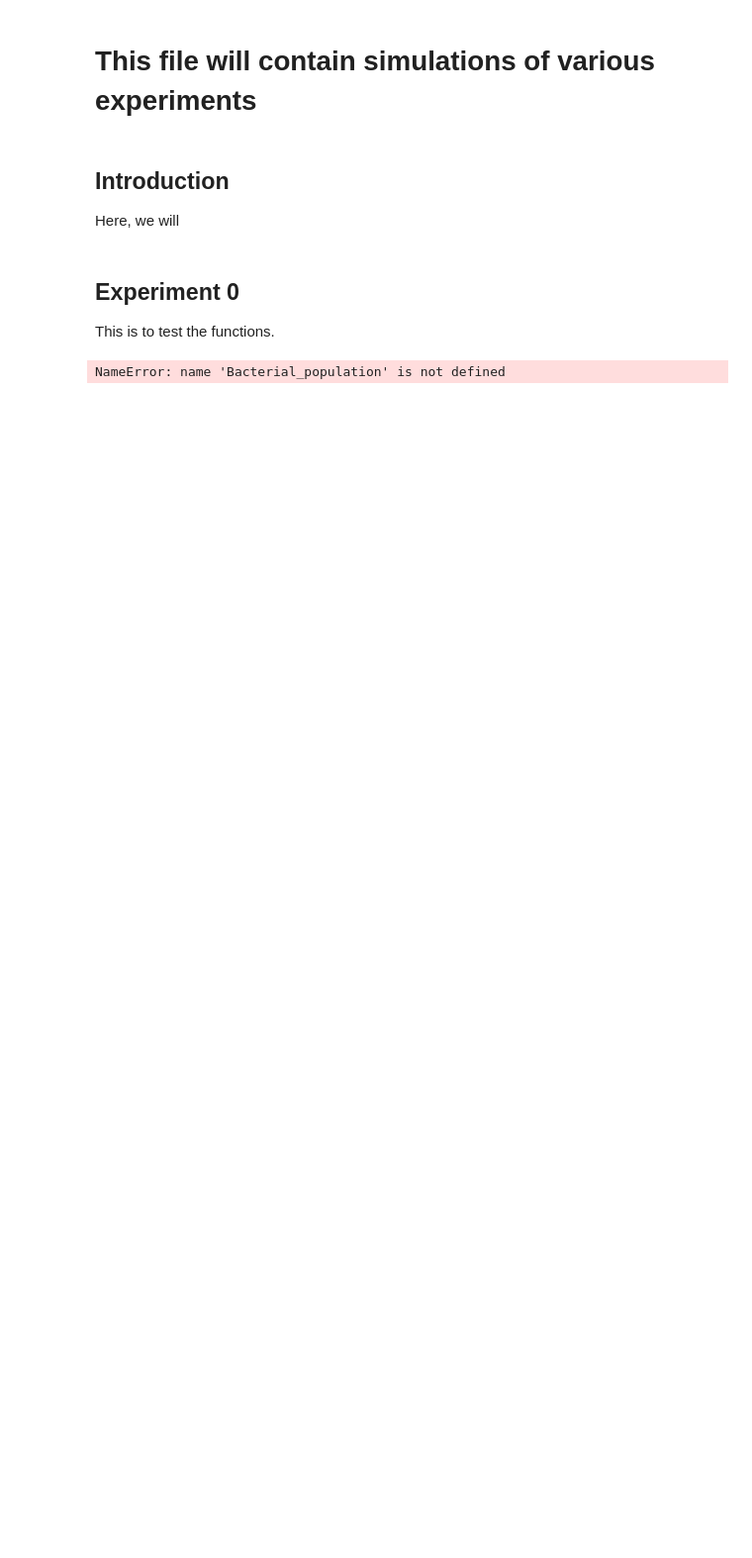
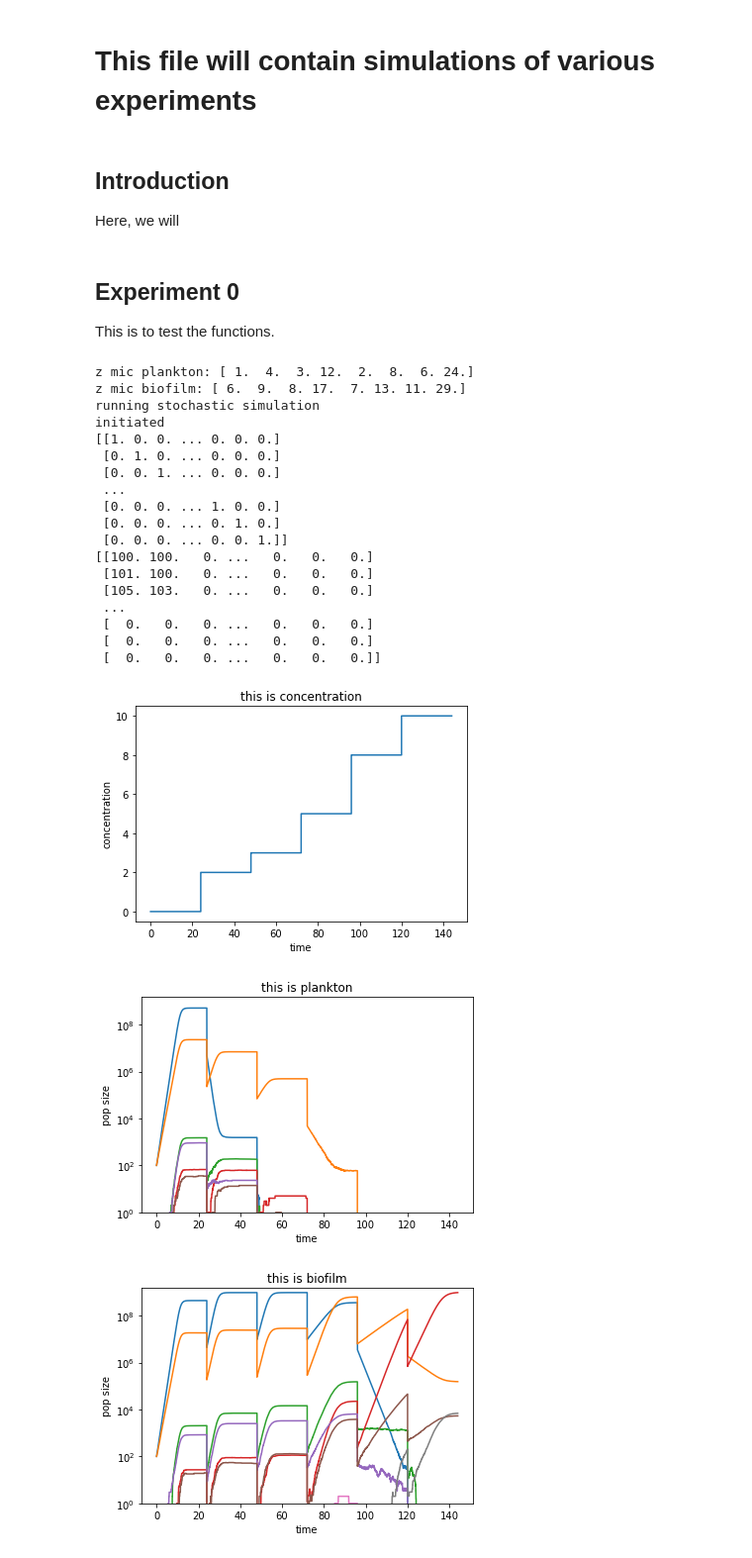
Before and after one commit to Trubenova/BiofilmRecalcitrance, a Jupyter notebook: Biofilm_experiments.ipynb, the cells around one changed output. Shown at 99% size. Cells and saved outputs as stored; diff of their text form; code cells hidden in the pictures; blank space fills up the shorter version.

Commit message:
biofilm experiments updated

```diff
--- a/Biofilm_experiments.ipynb
+++ b/Biofilm_experiments.ipynb
@@ -58,40 +59,60 @@ def run_experiment_0(name='experiment'):
     init_pop=np.zeros(2**loci)
     init_pop[0]=100  #
     init_pop[1]=100  #
-    my_pla_population=Bacterial_population(init_pop,loci=loci,psi_max_s=psi_max_s, psi_min=psi_min, gamma=gamma, MIC = MIC, cost_vector=cost_vector,benefit_vector=benefit_vector, mutation_rate=mutation_rate, living_style=living_style, biofilm_benefit=biofilm_benefit, biofilm_cost=biofilm_cost, release_rate=release_rate, adhesion_rate=adhesion_rate)
-    my_pla_population2=Bacterial_population(init_pop,loci=loci,psi_max_s=psi_max_s, psi_min=psi_min, gamma=gamma, MIC = MIC, cost_vector=cost_vector,benefit_vector=benefit_vector, mutation_rate=mutation_rate, living_style=living_style, biofilm_benefit=biofilm_benefit, biofilm_cost=biofilm_cost, release_rate=release_rate, adhesion_rate=adhesion_rate)
-    print ('plankton:', my_pla_population.z_mic)
+    my_pla_population=bio.Bacterial_population(init_pop,loci=loci,psi_max_s=psi_max_s, psi_min=psi_min, gamma=gamma, MIC = MIC, cost_vector=cost_vector,benefit_vector=benefit_vector, mutation_rate=mutation_rate, living_style=living_style, biofilm_benefit=biofilm_benefit, biofilm_cost=biofilm_cost, release_rate=release_rate, adhesion_rate=adhesion_rate)
+    my_pla_population2=bio.Bacterial_population(init_pop,loci=loci,psi_max_s=psi_max_s, psi_min=psi_min, gamma=gamma, MIC = MIC, cost_vector=cost_vector,benefit_vector=benefit_vector, mutation_rate=mutation_rate, living_style=living_style, biofilm_benefit=biofilm_benefit, biofilm_cost=biofilm_cost, release_rate=release_rate, adhesion_rate=adhesion_rate)
+    print ('z mic plankton:', my_pla_population.z_mic)
     # Define Biofilm population - it is empty
 
     living_style=1
     init_pop=np.zeros(2**loci)
     init_pop[0]=100
     init_pop[1]=100
-    my_bio_population=Bacterial_population(init_pop,loci=loci,psi_max_s=psi_max_s, psi_min=psi_min, gamma=gamma, MIC = MIC, cost_vector=cost_vector,benefit_vector=benefit_vector, mutation_rate=mutation_rate, living_style=living_style, biofilm_benefit=biofilm_benefit, biofilm_cost=biofilm_cost, release_rate=release_rate, adhesion_rate=adhesion_rate)
-    my_bio_population2=Bacterial_population(init_pop,loci=loci,psi_max_s=psi_max_s, psi_min=psi_min, gamma=gamma, MIC = MIC, cost_vector=cost_vector,benefit_vector=benefit_vector, mutation_rate=mutation_rate, living_style=living_style, biofilm_benefit=biofilm_benefit, biofilm_cost=biofilm_cost, release_rate=release_rate, adhesion_rate=adhesion_rate)
-    print ('biofilm:', my_bio_population.z_mic)
+    my_bio_population=bio.Bacterial_population(init_pop,loci=loci,psi_max_s=psi_max_s, psi_min=psi_min, gamma=gamma, MIC = MIC, cost_vector=cost_vector,benefit_vector=benefit_vector, mutation_rate=mutation_rate, living_style=living_style, biofilm_benefit=biofilm_benefit, biofilm_cost=biofilm_cost, release_rate=release_rate, adhesion_rate=adhesion_rate)
+    my_bio_population2=bio.Bacterial_population(init_pop,loci=loci,psi_max_s=psi_max_s, psi_min=psi_min, gamma=gamma, MIC = MIC, cost_vector=cost_vector,benefit_vector=benefit_vector, mutation_rate=mutation_rate, living_style=living_style, biofilm_benefit=biofilm_benefit, biofilm_cost=biofilm_cost, release_rate=release_rate, adhesion_rate=adhesion_rate)
+    print ('z mic biofilm:', my_bio_population.z_mic)
     #Run this
 
-    my_treatment=Treatment(concentration_gradient, cycle_length=cycle_length , cycle_number=cycle_number, car_cap=car_cap,kappa=kappa, degradation_rate=degradation_rate)
-    my_treatment2=Treatment(concentration_gradient, cycle_length=cycle_length , cycle_number=cycle_number, car_cap=car_cap,kappa=kappa, degradation_rate=degradation_rate)
+    my_treatment=bio.Treatment(concentration_gradient, cycle_length=cycle_length , cycle_number=cycle_number, car_cap=car_cap,kappa=kappa, degradation_rate=degradation_rate)
+    my_treatment2=bio.Treatment(concentration_gradient, cycle_length=cycle_length , cycle_number=cycle_number, car_cap=car_cap,kappa=kappa, degradation_rate=degradation_rate)
     my_treatment.run_stochastic_simulation(my_pla_population, my_bio_population)
     my_treatment.plot_results()
 
     #plt.semilogy(my_treatment.pla_population_record)
     #plt.title('plankton')
     #plt.show()
     #plt.semilogy(my_treatment.bio_population_record, ':')
     #plt.title('biofilm')
     #plt.legend(['pla g', 'pla r', 'bio g', 'bio r'])
     #plt.show()
 
     my_treatment2.run_deterministic_simulation(my_pla_population2, my_bio_population2)
     my_treatment2.plot_results()
     #np.save(name,complete_dynamics)
 
-    return (my_treatment.final_populations)
+    return (my_treatment.pla_population_record,my_treatment.pla_population_record)
 
 
 test=run_experiment_0(name='test')
 # %% [output]
-NameError: name 'Bacterial_population' is not defined
+z mic plankton: [ 1.  4.  3. 12.  2.  8.  6. 24.]
+z mic biofilm: [ 6.  9.  8. 17.  7. 13. 11. 29.]
+running stochastic simulation
+initiated
+[[1. 0. 0. ... 0. 0. 0.]
+ [0. 1. 0. ... 0. 0. 0.]
+ [0. 0. 1. ... 0. 0. 0.]
+ ...
+ [0. 0. 0. ... 1. 0. 0.]
+ [0. 0. 0. ... 0. 1. 0.]
+ [0. 0. 0. ... 0. 0. 1.]]
+[[100. 100.   0. ...   0.   0.   0.]
+ [101. 100.   0. ...   0.   0.   0.]
+ [105. 103.   0. ...   0.   0.   0.]
+ ...
+ [  0.   0.   0. ...   0.   0.   0.]
+ [  0.   0.   0. ...   0.   0.   0.]
+ [  0.   0.   0. ...   0.   0.   0.]]
+[figure, added]
+[figure, added]
+[figure, added]
```
Also changed, not shown: parts of 10 cells of this notebook.
